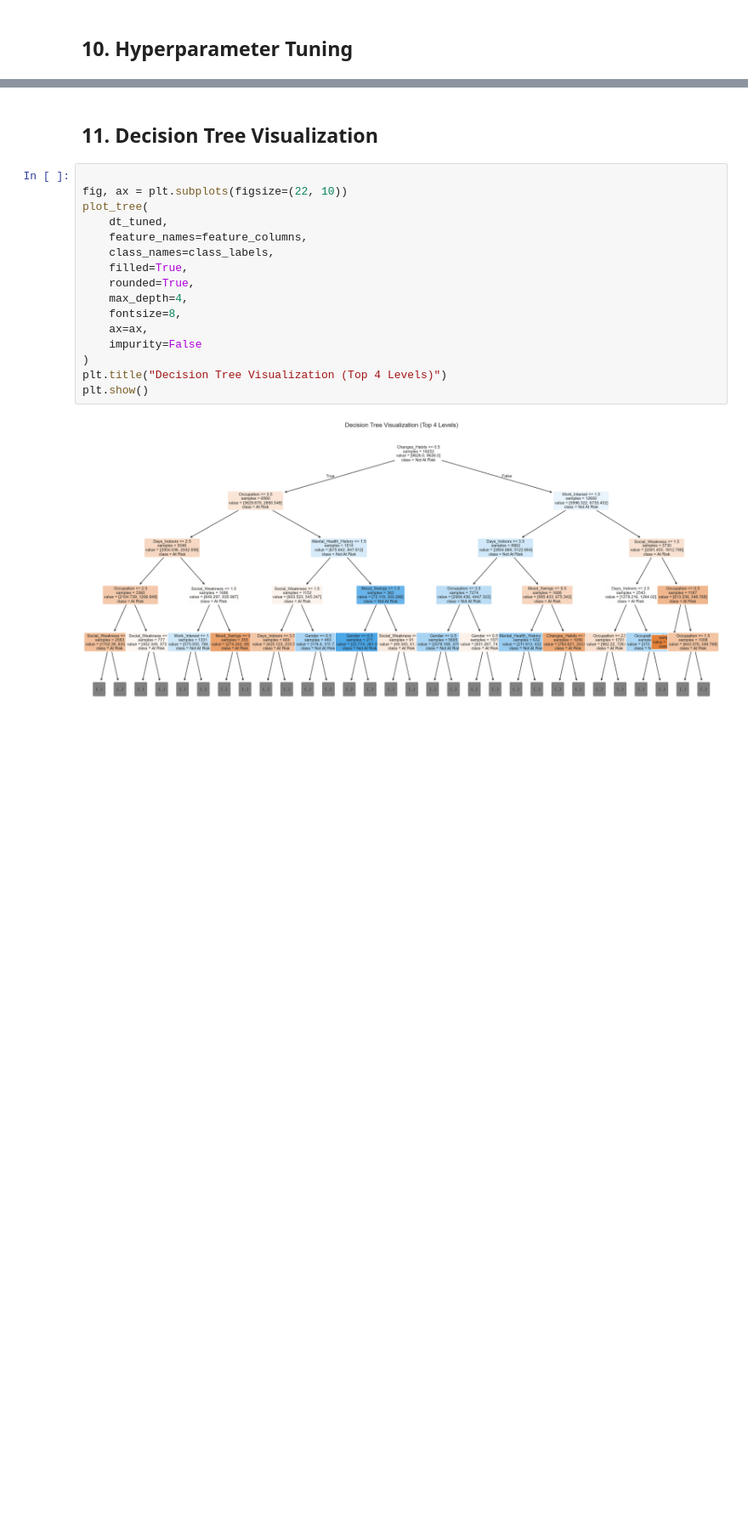
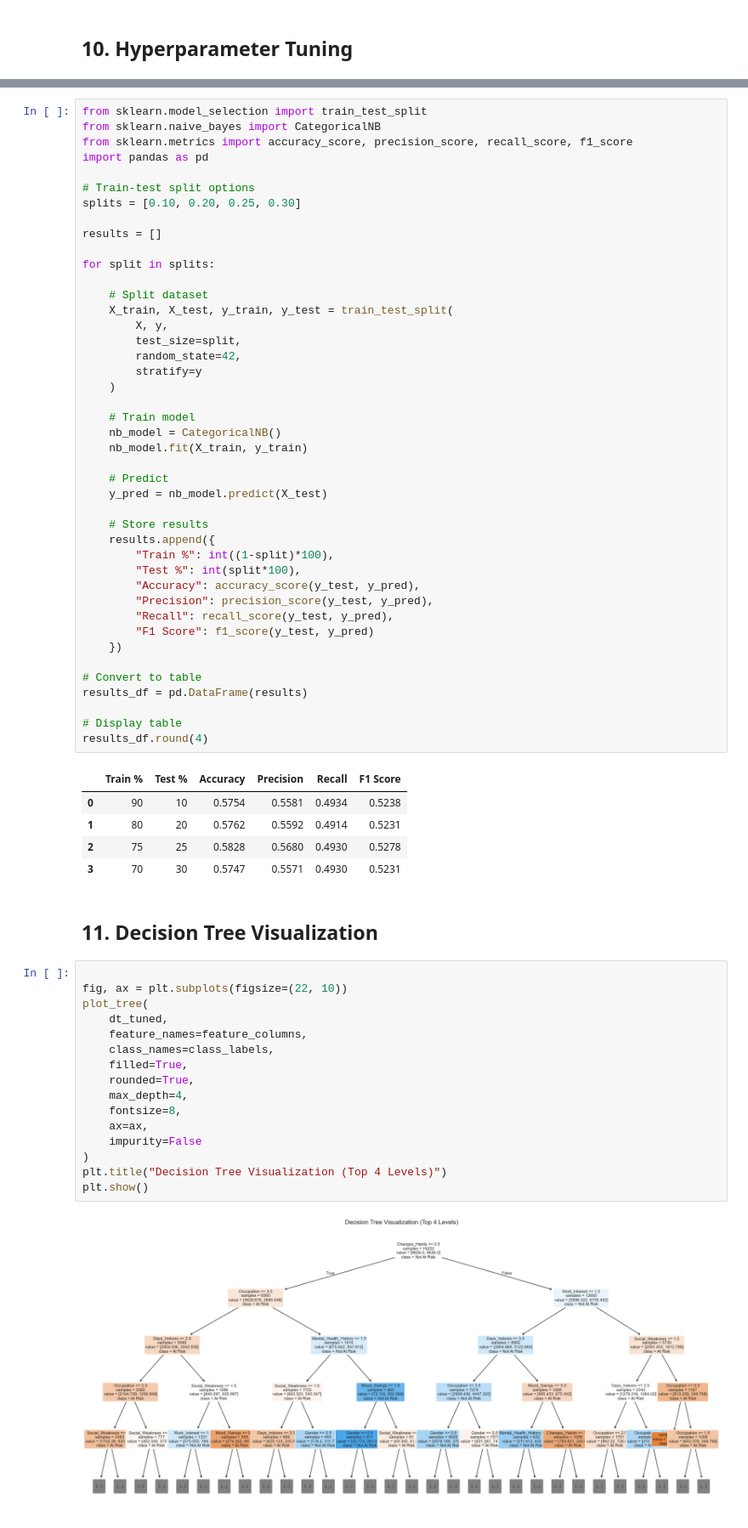
Before and after one commit to EstherAbik/Machine-Learning-Project, a Jupyter notebook: stress_prediction_notebook.ipynb, the cells around one changed output, grey strips where cells are left out. Shown at 85% size. Drawn from its saved outputs; the diff is of its cells as text; blank space fills up the shorter version.

```diff
--- a/stress_prediction_notebook.ipynb
+++ b/stress_prediction_notebook.ipynb
@@ -417,3 +415,52 @@ Tuned NB Recall: 0.4783
+# %%
+from sklearn.model_selection import train_test_split
+from sklearn.naive_bayes import CategoricalNB
+from sklearn.metrics import accuracy_score, precision_score, recall_score, f1_score
+import pandas as pd
+
+# Train-test split options
+splits = [0.10, 0.20, 0.25, 0.30]
+
+results = []
+
+for split in splits:
+
+    # Split dataset
+    X_train, X_test, y_train, y_test = train_test_split(
+        X, y,
+        test_size=split,
+        random_state=42,
+        stratify=y
+    )
+
+    # Train model
+    nb_model = CategoricalNB()
+    nb_model.fit(X_train, y_train)
+
+    # Predict
+    y_pred = nb_model.predict(X_test)
+
+    # Store results
+    results.append({
+        "Train %": int((1-split)*100),
+        "Test %": int(split*100),
+        "Accuracy": accuracy_score(y_test, y_pred),
+        "Precision": precision_score(y_test, y_pred),
+        "Recall": recall_score(y_test, y_pred),
+        "F1 Score": f1_score(y_test, y_pred)
+    })
+
+# Convert to table
+results_df = pd.DataFrame(results)
+
+# Display table
+results_df.round(4)
+# %% [output]
+|  | Train % | Test % | Accuracy | Precision | Recall | F1 Score |
+| 0 | 90 | 10 | 0.5754 | 0.5581 | 0.4934 | 0.5238 |
+| 1 | 80 | 20 | 0.5762 | 0.5592 | 0.4914 | 0.5231 |
+| 2 | 75 | 25 | 0.5828 | 0.5680 | 0.4930 | 0.5278 |
+| 3 | 70 | 30 | 0.5747 | 0.5571 | 0.4930 | 0.5231 |
 # %% [markdown]
 ## 11. Decision Tree Visualization
 # %%
```
Also changed, not shown: parts of 5 cells of this notebook, 1 other file.
